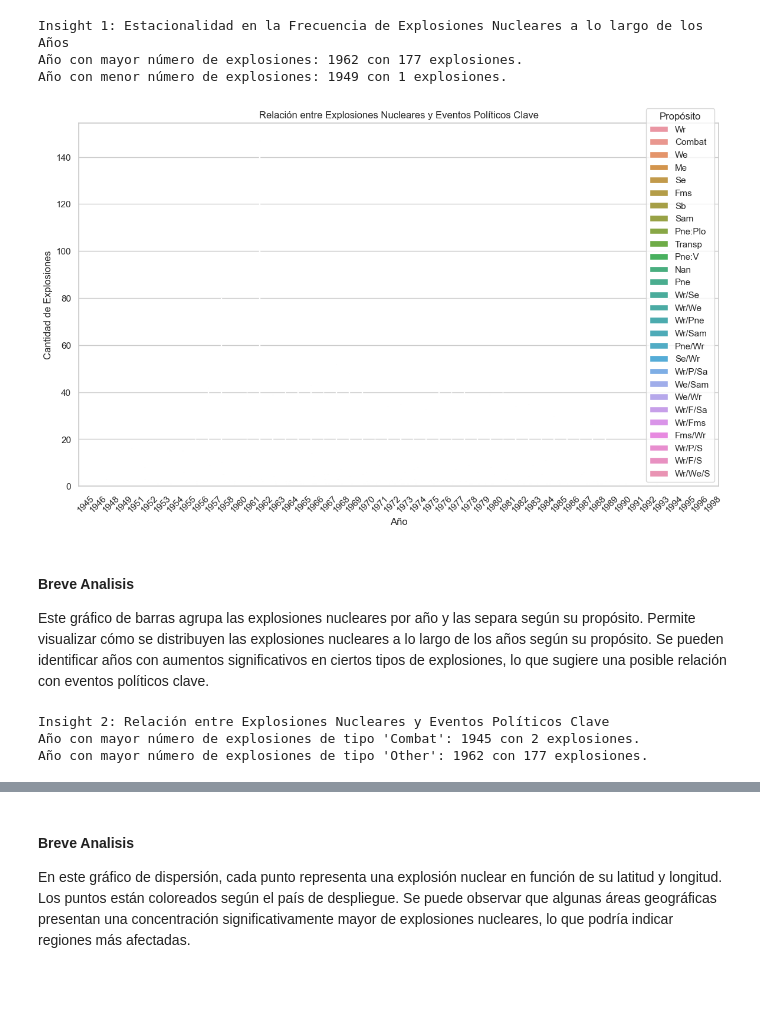
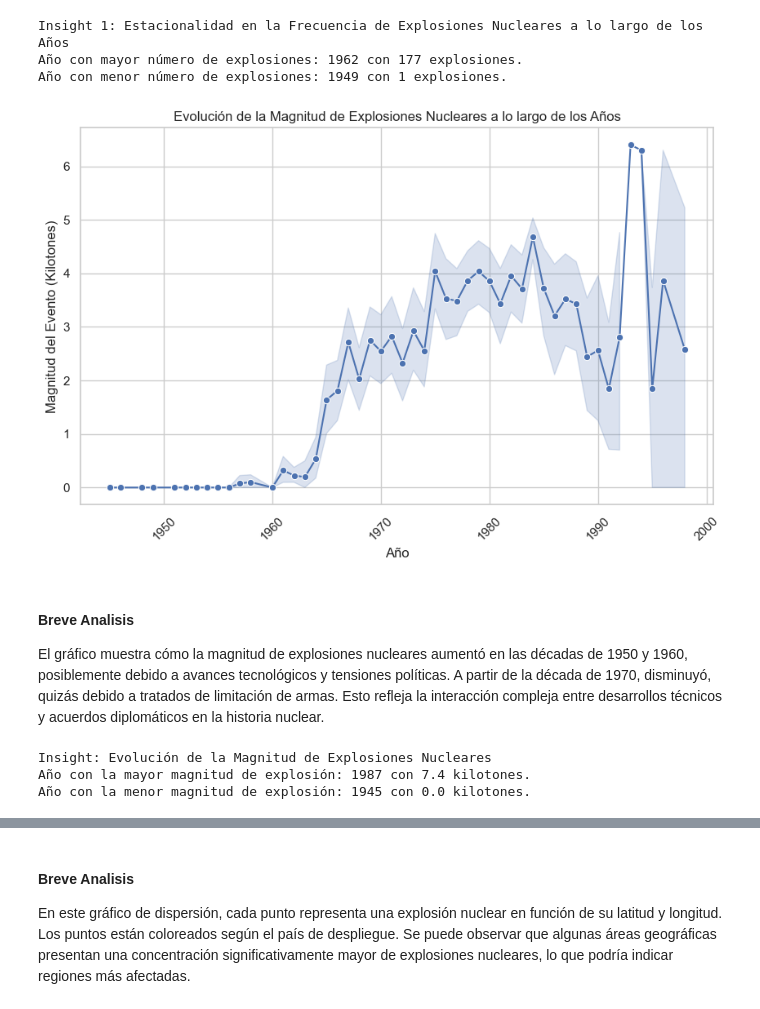
Before and after one commit to MatiasMnz/Data-Science-Nuclear-Explosion, a Jupyter notebook: nuclear.ipynb, the cells around one changed output, grey strips where cells are left out. Cells and saved outputs as stored; diff of their text form; code cells hidden in the pictures.

```diff
--- a/nuclear.ipynb
+++ b/nuclear.ipynb
@@ -215,33 +215,35 @@ Insight 1: Estacionalidad en la Frecuencia de Explosiones Nucleares a lo largo d
 Año con mayor número de explosiones: 1962 con 177 explosiones.
 Año con menor número de explosiones: 1949 con 1 explosiones.
 # %%
-# Pregunta 2: Relación entre explosiones nucleares y eventos políticos clave
-plt.figure(figsize=(14, 8))
-sns.countplot(data=data, x='Date.Year', hue='Data.Purpose')
-plt.title('Relación entre Explosiones Nucleares y Eventos Políticos Clave')
+# Pregunta2: ¿Cómo ha evolucionado la magnitud de las explosiones nucleares a lo largo de los años?
+plt.figure(figsize=(10, 6))
+sns.lineplot(data=data, x='Date.Year', y='Data.Magnitude.Body', marker='o')
+plt.title('Evolución de la Magnitud de Explosiones Nucleares a lo largo de los Años')
 plt.xlabel('Año')
-plt.ylabel('Cantidad de Explosiones')
+plt.ylabel('Magnitud del Evento (Kilotones)')
 plt.xticks(rotation=45)
-plt.legend(title='Propósito')
+plt.grid(True)
 plt.show()
 # %% [output]
-[figure, old version]
+[figure, new version]
-# %% [markdown]
-#### Breve Analisis
-Este gráfico de barras agrupa las explosiones nucleares por año y las separa según su propósito. Permite visualizar cómo se distribuyen las explosiones nucleares a lo largo de los años según su propósito. Se pueden identificar años con aumentos significativos en ciertos tipos de explosiones, lo que sugiere una posible relación con eventos políticos clave.
-# %%
-# Insight 2: Relación entre Explosiones Nucleares y Eventos Políticos Clave
-print("Insight 2: Relación entre Explosiones Nucleares y Eventos Políticos Clave")
-max_combat_explosions = data[data['Data.Purpose'] == 'Combat']['Date.Year'].value_counts().max()
-year_with_max_combat_explosions = data[data['Data.Purpose'] == 'Combat']['Date.Year'].value_counts().idxmax()
-max_other_explosions = data[data['Data.Purpose'] != 'Combat']['Date.Year'].value_counts().max()
-year_with_max_other_explosions = data[data['Data.Purpose'] != 'Combat']['Date.Year'].value_counts().idxmax()
-print(f"Año con mayor número de explosiones de tipo 'Combat': {year_with_max_combat_explosions} con {max_combat_explosions} explosiones.")
-print(f"Año con mayor número de explosiones de tipo 'Other': {year_with_max_other_explosions} con {max_other_explosions} explosiones.")
-# %% [output]
-Insight 2: Relación entre Explosiones Nucleares y Eventos Políticos Clave
-Año con mayor número de explosiones de tipo 'Combat': 1945 con 2 explosiones.
-Año con mayor número de explosiones de tipo 'Other': 1962 con 177 explosiones.
+# %% [markdown]
+#### Breve Analisis
+El gráfico muestra cómo la magnitud de explosiones nucleares aumentó en las décadas de 1950 y 1960, posiblemente debido a avances tecnológicos y tensiones políticas. A partir de la década de 1970, disminuyó, quizás debido a tratados de limitación de armas. Esto refleja la interacción compleja entre desarrollos técnicos y acuerdos diplomáticos en la historia nuclear.
+# %%
+# Insight: Evolución de la Magnitud de las Explosiones Nucleares
+max_magnitude_year = data.groupby('Date.Year')['Data.Magnitude.Body'].max().idxmax()
+max_magnitude_value = data.groupby('Date.Year')['Data.Magnitude.Body'].max().max()
+
+min_magnitude_year = data.groupby('Date.Year')['Data.Magnitude.Body'].min().idxmin()
+min_magnitude_value = data.groupby('Date.Year')['Data.Magnitude.Body'].min().min()
+
+print("Insight: Evolución de la Magnitud de Explosiones Nucleares")
+print(f"Año con la mayor magnitud de explosión: {max_magnitude_year} con {max_magnitude_value} kilotones.")
+print(f"Año con la menor magnitud de explosión: {min_magnitude_year} con {min_magnitude_value} kilotones.")
+# %% [output]
+Insight: Evolución de la Magnitud de Explosiones Nucleares
+Año con la mayor magnitud de explosión: 1987 con 7.4 kilotones.
+Año con la menor magnitud de explosión: 1945 con 0.0 kilotones.
 # %%
 # Pregunta 3: Identificación de áreas geográficas con mayor número de explosiones nucleares
 plt.figure(figsize=(12, 6))
```
Also changed, not shown: parts of 15 cells of this notebook.
